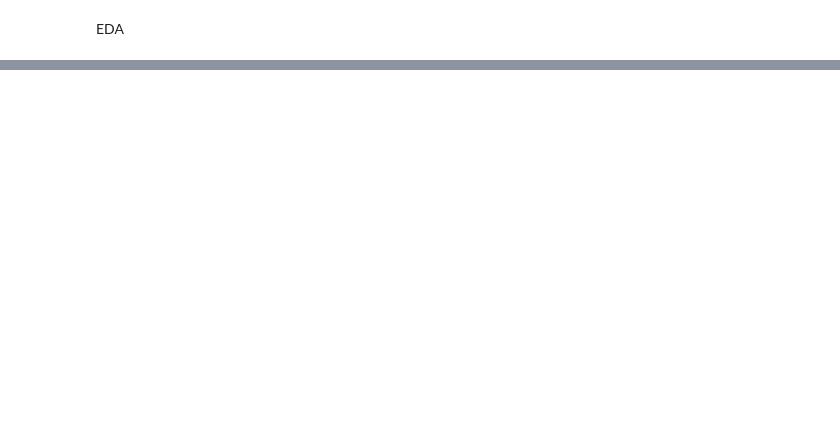
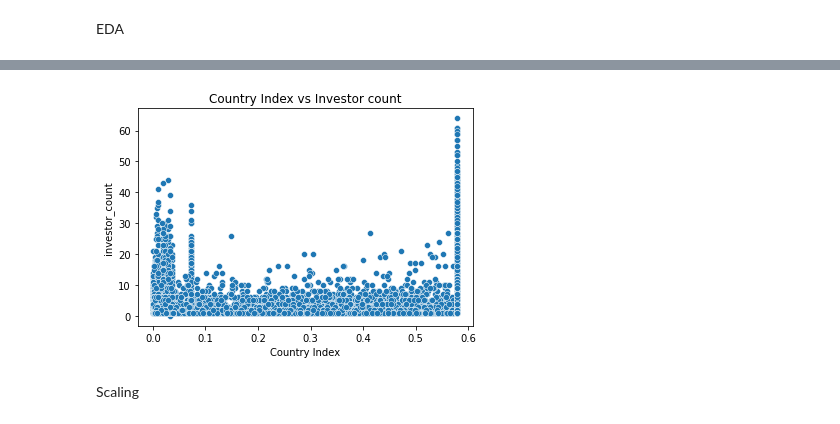
Before and after one commit to atharva20038/ML-Project, a Jupyter notebook: preprocess.ipynb, the cells around one changed output, grey strips where cells are left out. Drawn from its saved outputs; the diff is of its cells as text; code cells hidden in the pictures; blank space fills up the shorter version.

```diff
--- a/preprocess.ipynb
+++ b/preprocess.ipynb
@@ -98,0 +229,10 @@ EDA
+# %%
+sns.scatterplot(x=df['country_val'],y=df['investor_count'],data=df)
+plt.xlabel('Country Index')
+plt.ylabel('investor_count')
+plt.title("Country Index vs Investor count")
+plt.show()
+# %% [output]
+[figure, added]
+# %% [markdown]
+Scaling
```
Also changed, not shown: parts of 28 cells of this notebook, 4 other files.
